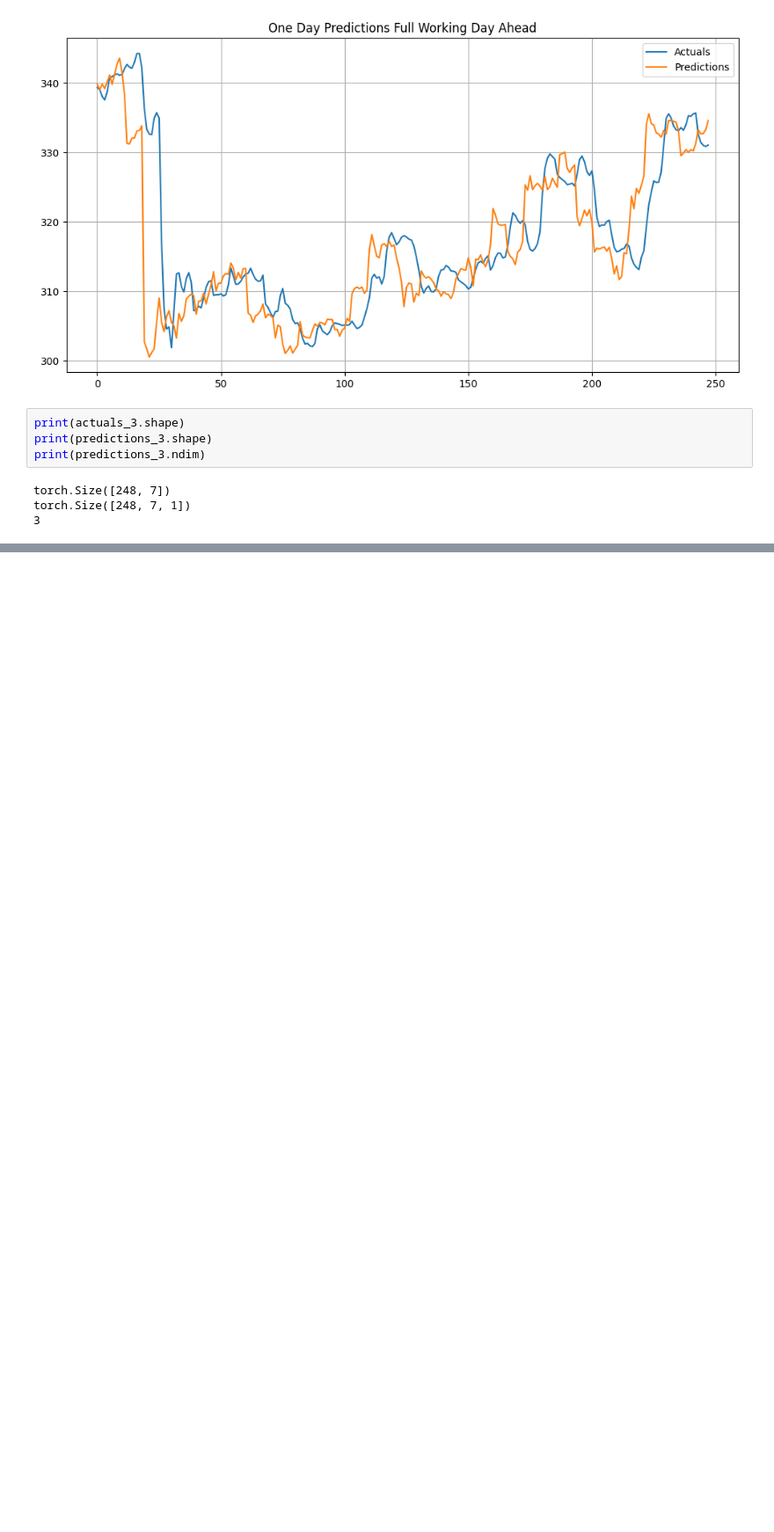
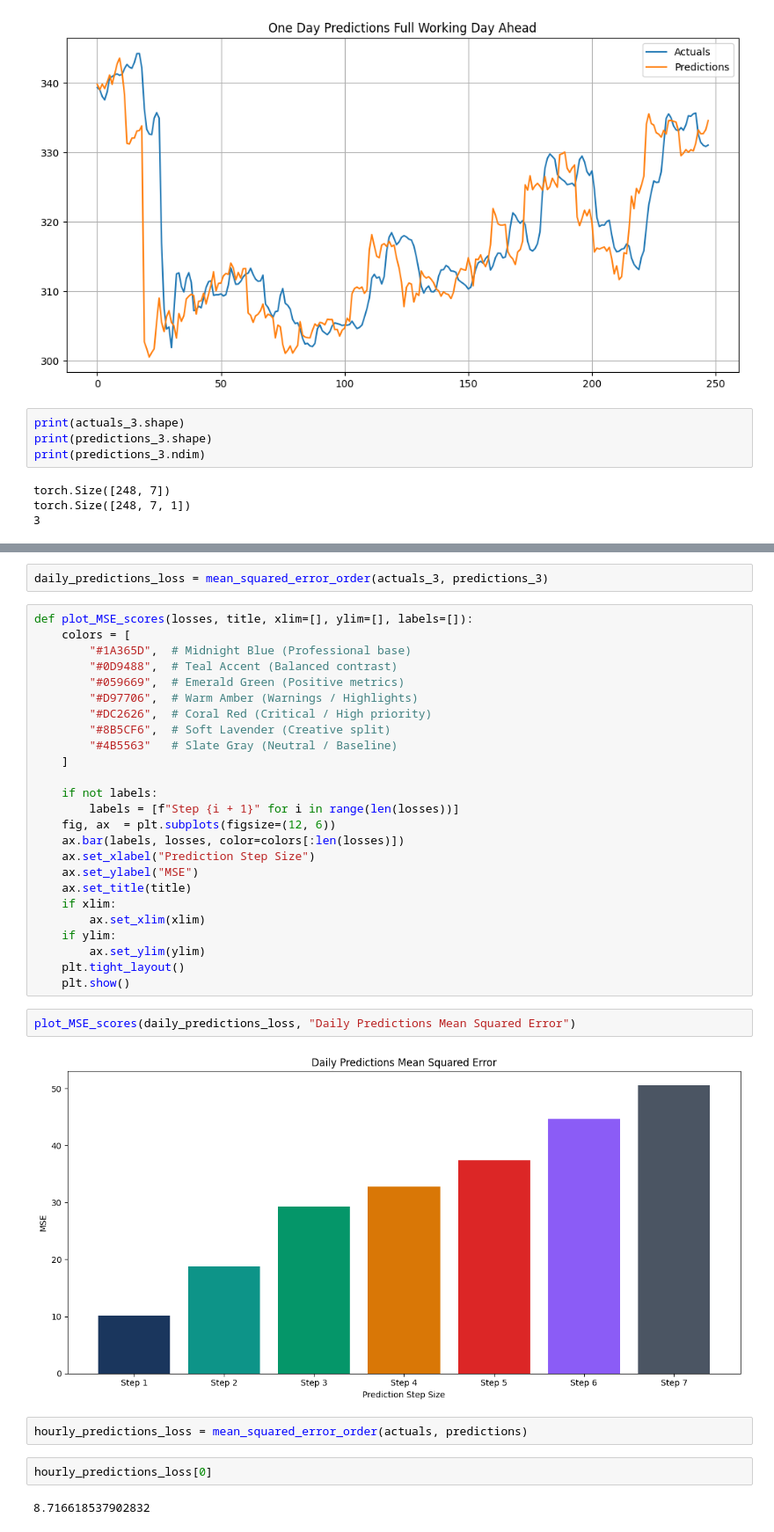
Before and after one commit to lewinskie254/stock-market-prediction, a Jupyter notebook: predict_stock_prices_NeuralNets.ipynb, the cells around one changed output, grey strips where cells are left out. Shown at 88% size. Drawn from its saved outputs; the diff is of its cells as text; blank space fills up the shorter version.

```diff
--- a/predict_stock_prices_NeuralNets.ipynb
+++ b/predict_stock_prices_NeuralNets.ipynb
@@ -709,0 +750,37 @@ torch.Size([248, 7, 1])
+# %%
+daily_predictions_loss = mean_squared_error_order(actuals_3, predictions_3)
+# %%
+def plot_MSE_scores(losses, title, xlim=[], ylim=[], labels=[]):
+    colors = [
+        "#1A365D",  # Midnight Blue (Professional base)
+        "#0D9488",  # Teal Accent (Balanced contrast)
+        "#059669",  # Emerald Green (Positive metrics)
+        "#D97706",  # Warm Amber (Warnings / Highlights)
+        "#DC2626",  # Coral Red (Critical / High priority)
+        "#8B5CF6",  # Soft Lavender (Creative split)
+        "#4B5563"   # Slate Gray (Neutral / Baseline)
+    ]
+
+    if not labels:
+        labels = [f"Step {i + 1}" for i in range(len(losses))]
+    fig, ax  = plt.subplots(figsize=(12, 6))
+    ax.bar(labels, losses, color=colors[:len(losses)])
+    ax.set_xlabel("Prediction Step Size")
+    ax.set_ylabel("MSE")
+    ax.set_title(title)
+    if xlim:
+        ax.set_xlim(xlim)
+    if ylim:
+        ax.set_ylim(ylim)
+    plt.tight_layout()
+    plt.show()
+# %%
+plot_MSE_scores(daily_predictions_loss, "Daily Predictions Mean Squared Error")
+# %% [output]
+[figure, added]
+# %%
+hourly_predictions_loss = mean_squared_error_order(actuals, predictions)
+# %%
+hourly_predictions_loss[0]
+# %% [output]
+8.716618537902832
```
Also changed, not shown: parts of 6 cells of this notebook.
